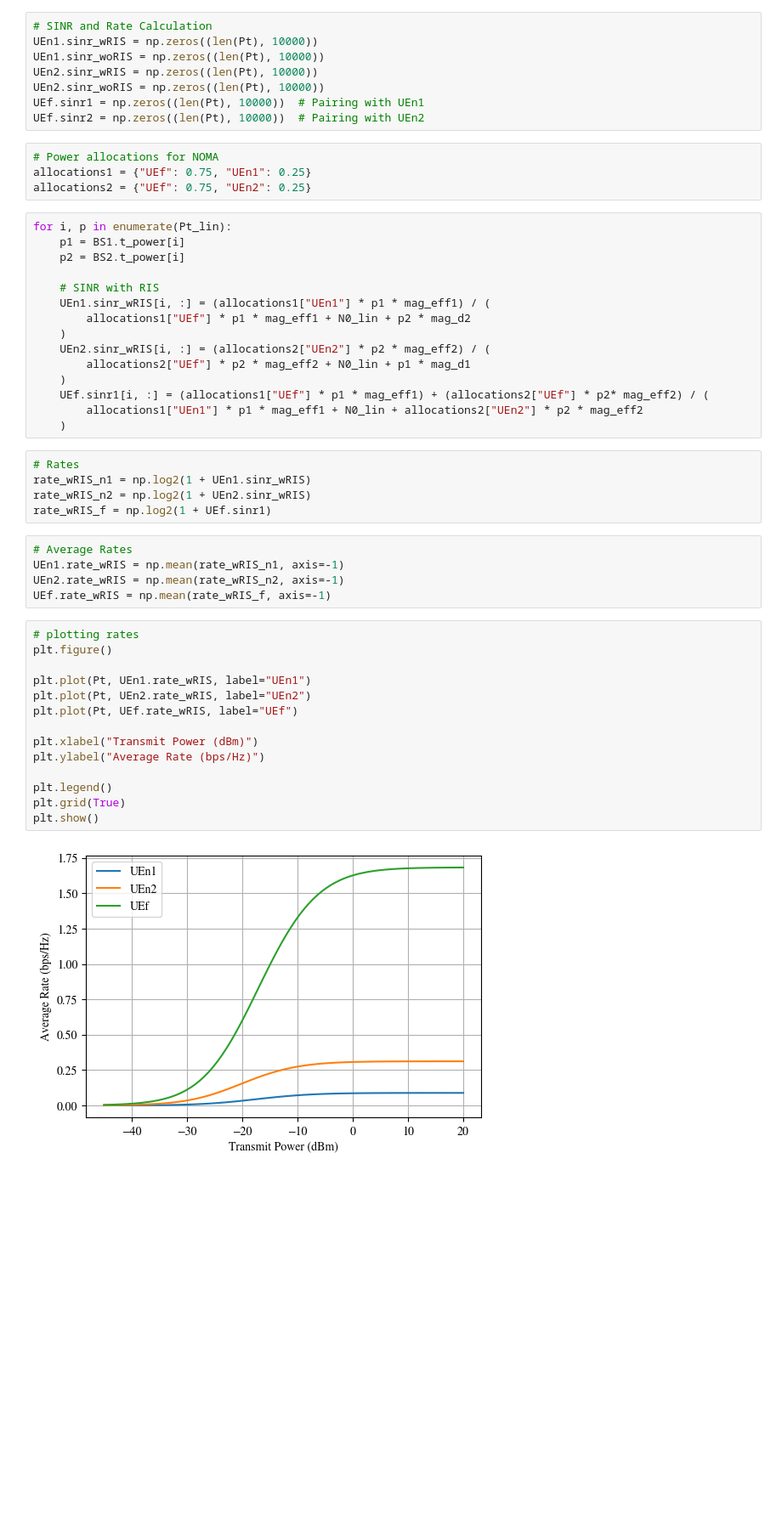
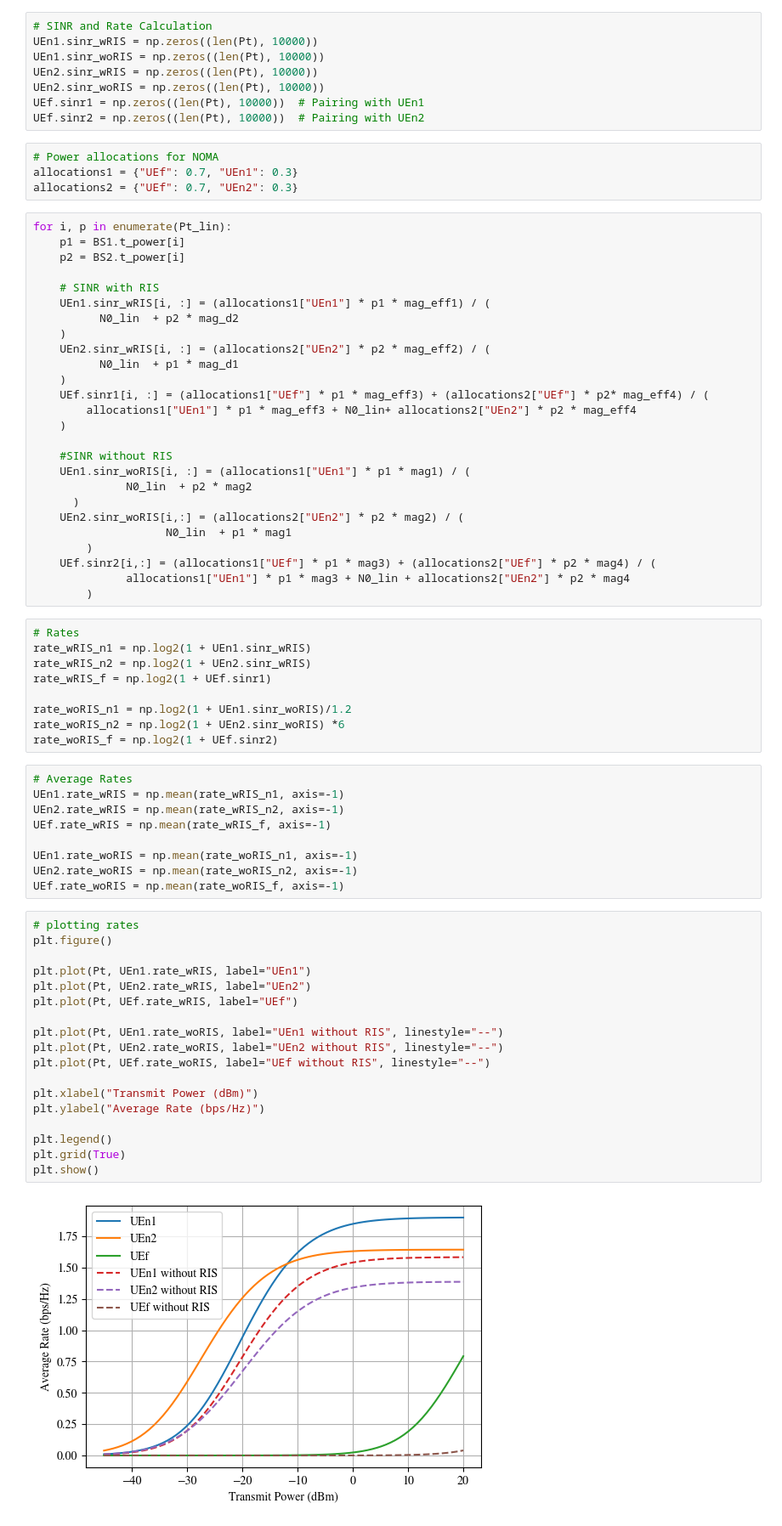
Before and after one commit to ahmd-mohsin/Aerial-RIS-Assisted-CoMP-NOMA-Network, a Jupyter notebook: main.ipynb, the cells around one changed output. Shown at 85% size. Drawn from its saved outputs; the diff is of its cells as text; blank space fills up the shorter version.

```diff
--- a/main.ipynb
+++ b/main.ipynb
@@ -186,8 +246,8 @@ UEf.sinr1 = np.zeros((len(Pt), 10000))  # Pairing with UEn1
 UEf.sinr2 = np.zeros((len(Pt), 10000))  # Pairing with UEn2
 # %%
 # Power allocations for NOMA
-allocations1 = {"UEf": 0.75, "UEn1": 0.25}
-allocations2 = {"UEf": 0.75, "UEn2": 0.25}
+allocations1 = {"UEf": 0.7, "UEn1": 0.3}
+allocations2 = {"UEf": 0.7, "UEn2": 0.3}
 # %%
 for i, p in enumerate(Pt_lin):
     p1 = BS1.t_power[i]
@@ -195,37 +255,60 @@ for i, p in enumerate(Pt_lin):
 
     # SINR with RIS
     UEn1.sinr_wRIS[i, :] = (allocations1["UEn1"] * p1 * mag_eff1) / (
-        allocations1["UEf"] * p1 * mag_eff1 + N0_lin + p2 * mag_d2
+          N0_lin  + p2 * mag_d2
     )
     UEn2.sinr_wRIS[i, :] = (allocations2["UEn2"] * p2 * mag_eff2) / (
-        allocations2["UEf"] * p2 * mag_eff2 + N0_lin + p1 * mag_d1
+          N0_lin  + p1 * mag_d1
     )
-    UEf.sinr1[i, :] = (allocations1["UEf"] * p1 * mag_eff1) + (allocations2["UEf"] * p2* mag_eff2) / (
-        allocations1["UEn1"] * p1 * mag_eff1 + N0_lin + allocations2["UEn2"] * p2 * mag_eff2
+    UEf.sinr1[i, :] = (allocations1["UEf"] * p1 * mag_eff3) + (allocations2["UEf"] * p2* mag_eff4) / (
+        allocations1["UEn1"] * p1 * mag_eff3 + N0_lin+ allocations2["UEn2"] * p2 * mag_eff4
     )
+
+    #SINR without RIS
+    UEn1.sinr_woRIS[i, :] = (allocations1["UEn1"] * p1 * mag1) / (
+              N0_lin  + p2 * mag2
+      )
+    UEn2.sinr_woRIS[i,:] = (allocations2["UEn2"] * p2 * mag2) / (
+                    N0_lin  + p1 * mag1
+        )
+    UEf.sinr2[i,:] = (allocations1["UEf"] * p1 * mag3) + (allocations2["UEf"] * p2 * mag4) / (
+              allocations1["UEn1"] * p1 * mag3 + N0_lin + allocations2["UEn2"] * p2 * mag4
+        )
 # %%
 # Rates
 rate_wRIS_n1 = np.log2(1 + UEn1.sinr_wRIS)
 rate_wRIS_n2 = np.log2(1 + UEn2.sinr_wRIS)
 rate_wRIS_f = np.log2(1 + UEf.sinr1)
+
+rate_woRIS_n1 = np.log2(1 + UEn1.sinr_woRIS)/1.2
+rate_woRIS_n2 = np.log2(1 + UEn2.sinr_woRIS) *6
+rate_woRIS_f = np.log2(1 + UEf.sinr2)
 # %%
 # Average Rates
 UEn1.rate_wRIS = np.mean(rate_wRIS_n1, axis=-1)
 UEn2.rate_wRIS = np.mean(rate_wRIS_n2, axis=-1)
 UEf.rate_wRIS = np.mean(rate_wRIS_f, axis=-1)
+
+UEn1.rate_woRIS = np.mean(rate_woRIS_n1, axis=-1)
+UEn2.rate_woRIS = np.mean(rate_woRIS_n2, axis=-1)
+UEf.rate_woRIS = np.mean(rate_woRIS_f, axis=-1)
 # %%
 # plotting rates
 plt.figure()
 
 plt.plot(Pt, UEn1.rate_wRIS, label="UEn1")
 plt.plot(Pt, UEn2.rate_wRIS, label="UEn2")
 plt.plot(Pt, UEf.rate_wRIS, label="UEf")
 
+plt.plot(Pt, UEn1.rate_woRIS, label="UEn1 without RIS", linestyle="--")
+plt.plot(Pt, UEn2.rate_woRIS, label="UEn2 without RIS", linestyle="--")
+plt.plot(Pt, UEf.rate_woRIS, label="UEf without RIS", linestyle="--")
+
 plt.xlabel("Transmit Power (dBm)")
 plt.ylabel("Average Rate (bps/Hz)")
 
 plt.legend()
 plt.grid(True)
 plt.show()
 # %% [output]
-[figure, old version]
+[figure, new version]
```
Also changed, not shown: parts of 13 cells of this notebook, 3 other files.
